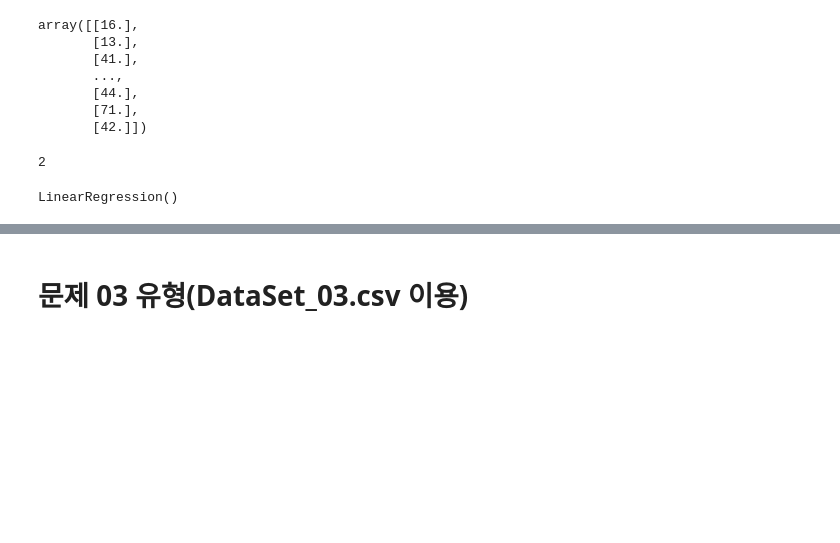
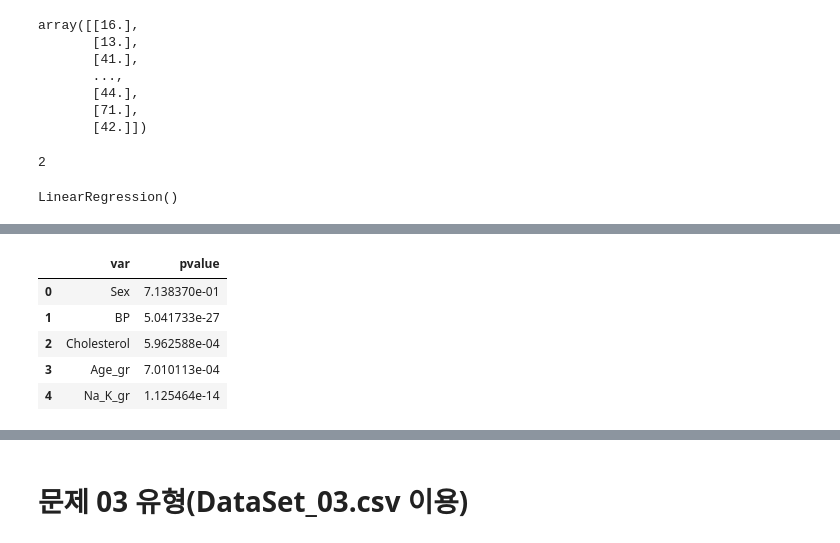
Before and after one commit to won195/TIL, a Jupyter notebook: set01_05_note.ipynb, the cells around one changed output, grey strips where cells are left out. Drawn from its saved outputs; the diff is of its cells as text; code cells hidden in the pictures; blank space fills up the shorter version.

```diff
--- a/set01_05_note.ipynb
+++ b/set01_05_note.ipynb
@@ -333,0 +504,10 @@ LinearRegression()
+# %%
+for_list=['Sex', 'BP', 'Cholesterol', 'Age_gr', 'Na_K_gr']
+# %%
+q2_2_sel_var=[]
+
+for i in for_list:
+    tab=pd.crosstab(index=q2_2[i], columns=q2_2['Drug'])
+    chi_out=chi2_contingency(tab)
+    pvalue=chi_out[1]
+    q2_2_sel_var.append([i, pvalue])
@@ -333,0 +522,13 @@ LinearRegression()
+# %%
+# H0: 독립이다
+# H1: 독립이 아니다(연관성이 있다)
+
+q2_2_sel_var=pd.DataFrame(q2_2_sel_var, columns=['var','pvalue'])
+q2_2_sel_var
+# %% [output]
+|  | var | pvalue |
+| 0 | Sex | 7.138370e-01 |
+| 1 | BP | 5.041733e-27 |
+| 2 | Cholesterol | 5.962588e-04 |
+| 3 | Age_gr | 7.010113e-04 |
+| 4 | Na_K_gr | 1.125464e-14 |
```
Also changed, not shown: parts of 103 cells of this notebook.
